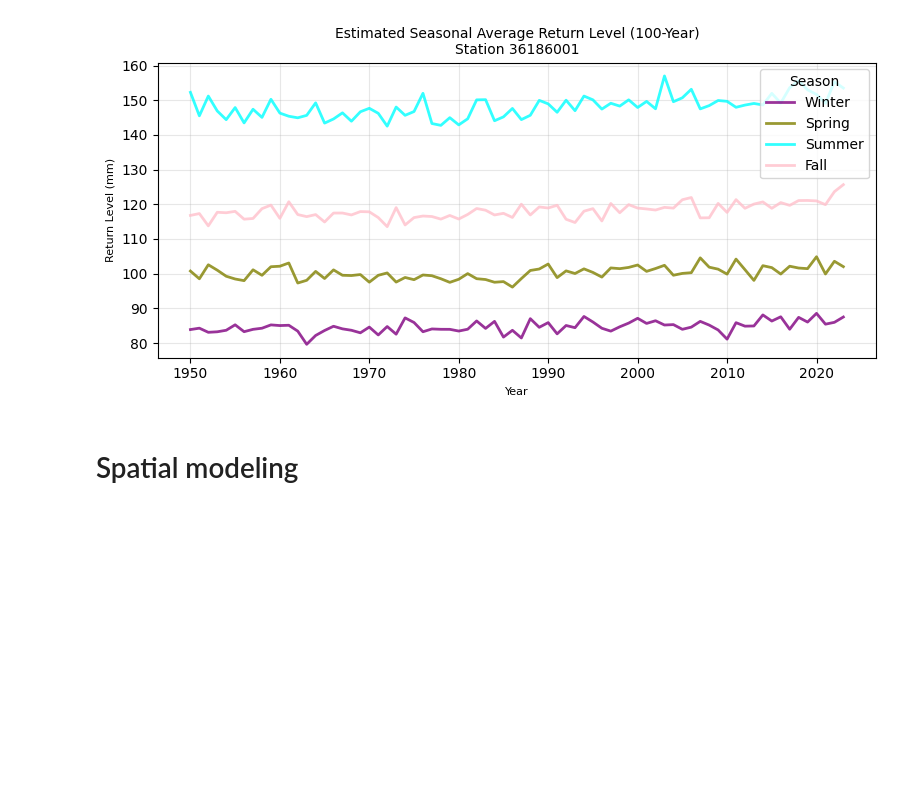
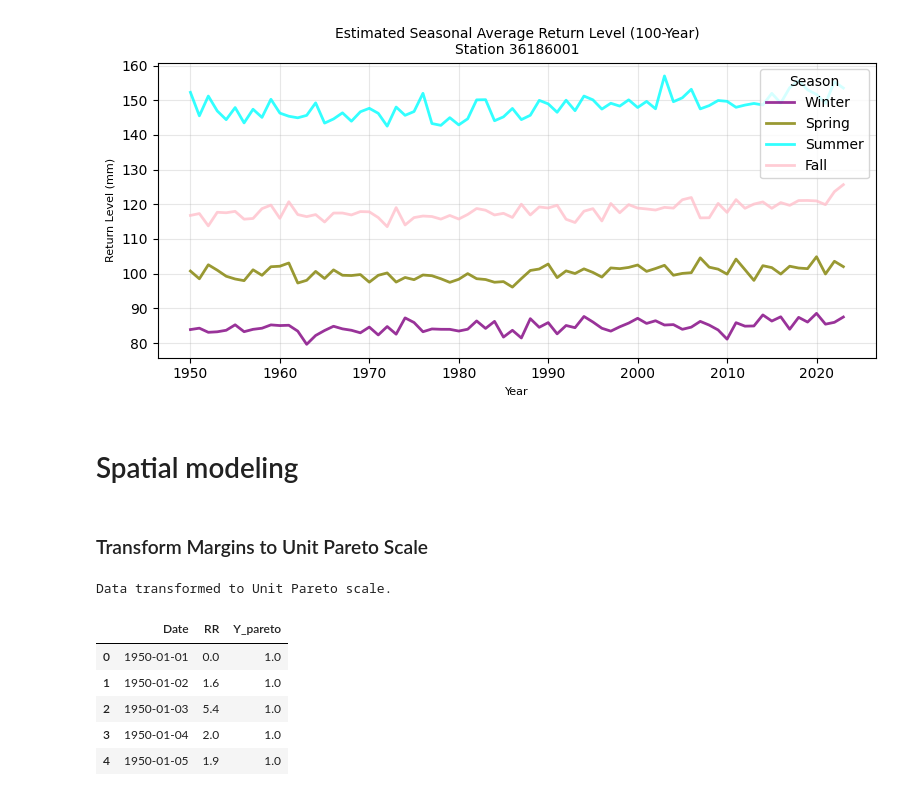
Before and after one commit to mdb0/extreme-precipitation-extents, a Jupyter notebook: model.ipynb, the cells around one changed output. Cells and saved outputs as stored; diff of their text form; code cells hidden in the pictures; blank space fills up the shorter version.

```diff
--- a/model.ipynb
+++ b/model.ipynb
@@ -139,3 +139,53 @@ Plotting...
 [figure]
 # %% [markdown]
 # Spatial modeling
+# %% [markdown]
+### Transform Margins to Unit Pareto Scale
+# %%
+X_full = model_df[['LON', 'LAT', 'ALTI', 'day_of_year', 'temp_30d_avg']].values
+
+# A. Gamma (Bulk) Parameters
+mu_gamma = gam_gamma.predict(X_full)
+shape_gamma = 1 / gam_gamma.distribution.scale
+scale_gamma = mu_gamma / shape_gamma
+
+# B. Threshold & Probability
+model_df['u_hat'] = gamma.ppf(0.90, a=shape_gamma, scale=scale_gamma)
+model_df['p_hat'] = gam_logit.predict_proba(X_full)
+
+# C. GPD Parameters
+# Use predicted scale sigma
+model_df['sigma_hat'] = gam_gpd.predict(X_full, type='scale')
+xi_val = gam_gpd.distribution.xi
+
+# Apply Probability Integral Transform (PIT)
+# Goal: Z = 1 / (1 - F(y))
+
+# Mask for Tail vs Bulk
+is_tail = model_df['RR'] > model_df['u_hat']
+
+# A. Tail Transformation (GPD Survival Function)
+# Z = 1 / ( p_hat * (1 + xi*(y-u)/sigma)^(-1/xi) )
+y_tail = model_df.loc[is_tail, 'RR']
+term = 1 + xi_val * (y_tail - model_df.loc[is_tail, 'u_hat']) / model_df.loc[is_tail, 'sigma_hat']
+model_df.loc[is_tail, 'Y_pareto'] = (1 / model_df.loc[is_tail, 'p_hat']) * (term ** (1 / xi_val))
+
+# B. Bulk Transformation (Gamma CDF)
+# F(y) approx (1 - p_hat) * GammaCDF(y)
+is_bulk = ~is_tail
+y_bulk = np.maximum(model_df.loc[is_bulk, 'RR'] - 10, 0) # Shifted as per Gamma fit on >10mm
+F_gamma = gamma.cdf(y_bulk, a=shape_gamma, scale=scale_gamma[is_bulk])
+F_total = (1 - model_df.loc[is_bulk, 'p_hat']) * F_gamma
+F_total = np.clip(F_total, 0, 0.999999)
+model_df.loc[is_bulk, 'Y_pareto'] = 1 / (1 - F_total)
+
+print("Data transformed to Unit Pareto scale.")
+model_df[['Date', 'RR', 'Y_pareto']].head()
+# %% [output]
+Data transformed to Unit Pareto scale.
+|  | Date | RR | Y_pareto |
+| 0 | 1950-01-01 | 0.0 | 1.0 |
+| 1 | 1950-01-02 | 1.6 | 1.0 |
+| 2 | 1950-01-03 | 5.4 | 1.0 |
+| 3 | 1950-01-04 | 2.0 | 1.0 |
+| 4 | 1950-01-05 | 1.9 | 1.0 |
```
Also changed, not shown: parts of 11 cells of this notebook.
